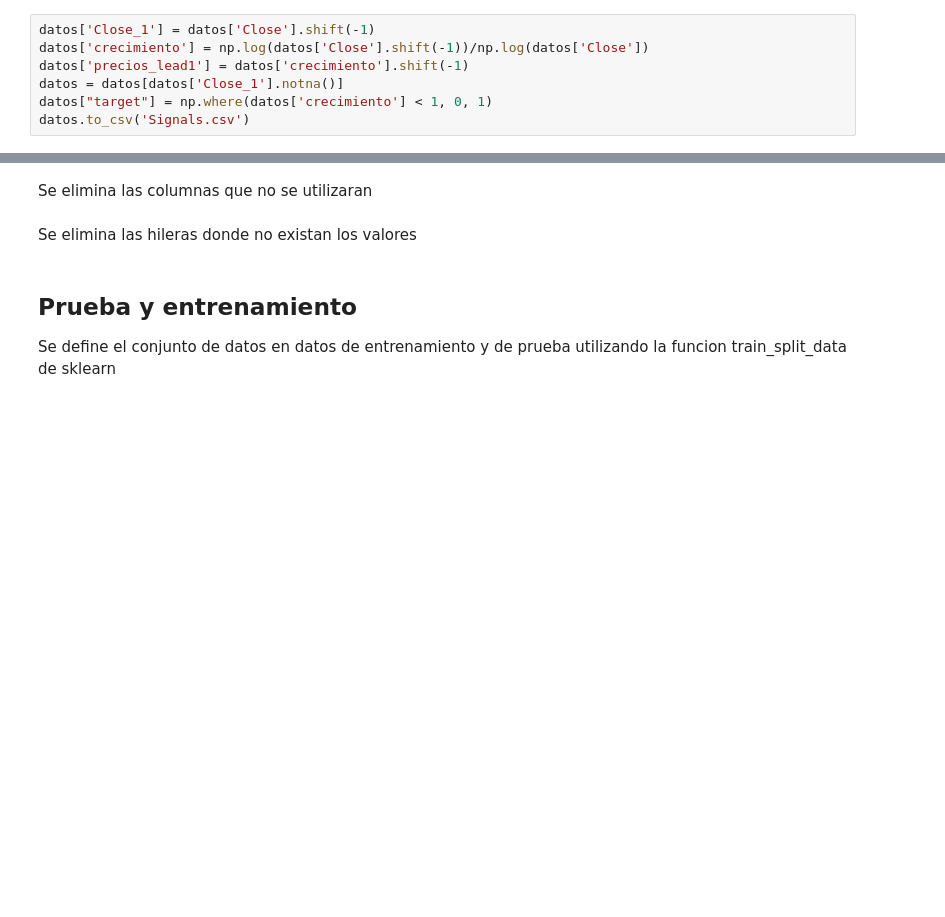
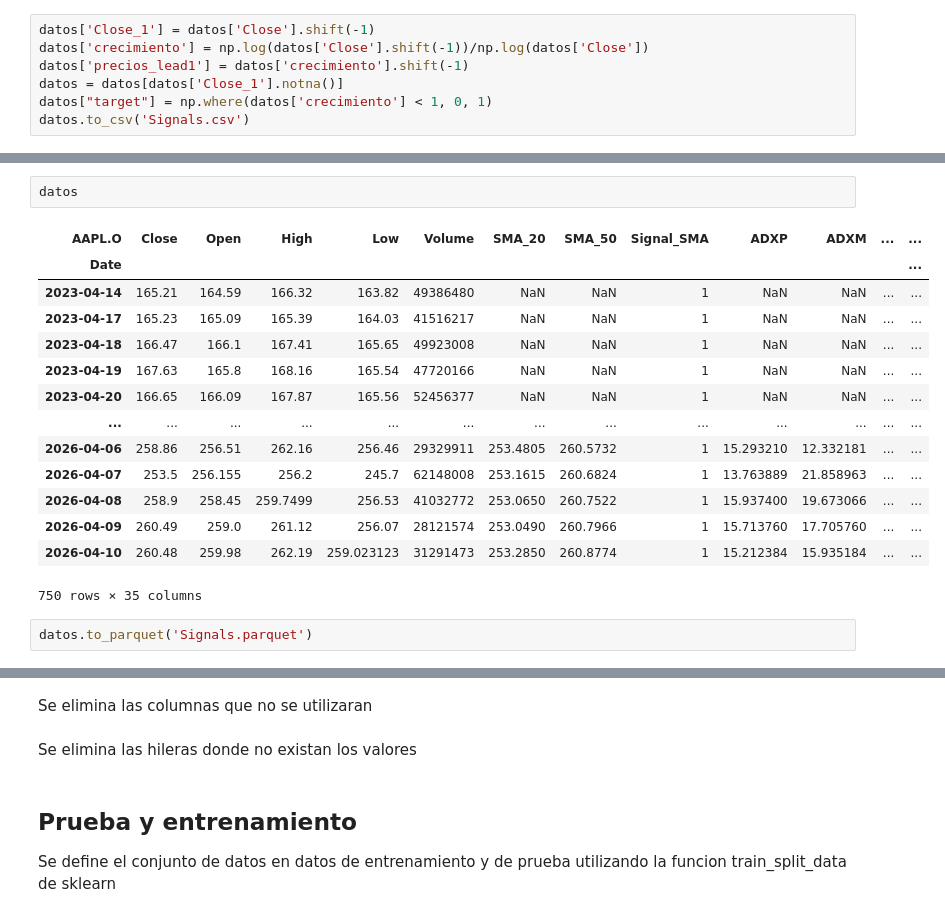
Before and after one commit to neftalivldz/finanzas_2026, a Jupyter notebook: 09_Python_RForest_ajusteClase.ipynb, the cells around one changed output, grey strips where cells are left out. Drawn from its saved outputs; the diff is of its cells as text; blank space fills up the shorter version.

Commit message:
parquet

```diff
--- a/09_Python_RForest_ajusteClase.ipynb
+++ b/09_Python_RForest_ajusteClase.ipynb
@@ -568,3 +577,22 @@ datos.to_csv('Signals.csv')
+# %%
+datos
+# %% [output]
+| AAPL.O | Close | Open | High | Low | Volume | SMA_20 | SMA_50 | Signal_SMA | ADXP | ADXM | ... | ... |
+| Date |  |  |  |  |  |  |  |  |  |  |  | ... |
+| 2023-04-14 | 165.21 | 164.59 | 166.32 | 163.82 | 49386480 | NaN | NaN | 1 | NaN | NaN | ... | ... |
+| 2023-04-17 | 165.23 | 165.09 | 165.39 | 164.03 | 41516217 | NaN | NaN | 1 | NaN | NaN | ... | ... |
+| 2023-04-18 | 166.47 | 166.1 | 167.41 | 165.65 | 49923008 | NaN | NaN | 1 | NaN | NaN | ... | ... |
+| 2023-04-19 | 167.63 | 165.8 | 168.16 | 165.54 | 47720166 | NaN | NaN | 1 | NaN | NaN | ... | ... |
+| 2023-04-20 | 166.65 | 166.09 | 167.87 | 165.56 | 52456377 | NaN | NaN | 1 | NaN | NaN | ... | ... |
+| ... | ... | ... | ... | ... | ... | ... | ... | ... | ... | ... | ... | ... |
+| 2026-04-06 | 258.86 | 256.51 | 262.16 | 256.46 | 29329911 | 253.4805 | 260.5732 | 1 | 15.293210 | 12.332181 | ... | ... |
+| 2026-04-07 | 253.5 | 256.155 | 256.2 | 245.7 | 62148008 | 253.1615 | 260.6824 | 1 | 13.763889 | 21.858963 | ... | ... |
+| 2026-04-08 | 258.9 | 258.45 | 259.7499 | 256.53 | 41032772 | 253.0650 | 260.7522 | 1 | 15.937400 | 19.673066 | ... | ... |
+| 2026-04-09 | 260.49 | 259.0 | 261.12 | 256.07 | 28121574 | 253.0490 | 260.7966 | 1 | 15.713760 | 17.705760 | ... | ... |
+| 2026-04-10 | 260.48 | 259.98 | 262.19 | 259.023123 | 31291473 | 253.2850 | 260.8774 | 1 | 15.212384 | 15.935184 | ... | ... |
+750 rows × 35 columns
+# %%
+datos.to_parquet('Signals.parquet')
 # %%
 datos["target"]
 # %% [output]
```
Also changed, not shown: parts of 28 cells of this notebook, 2 other files.
